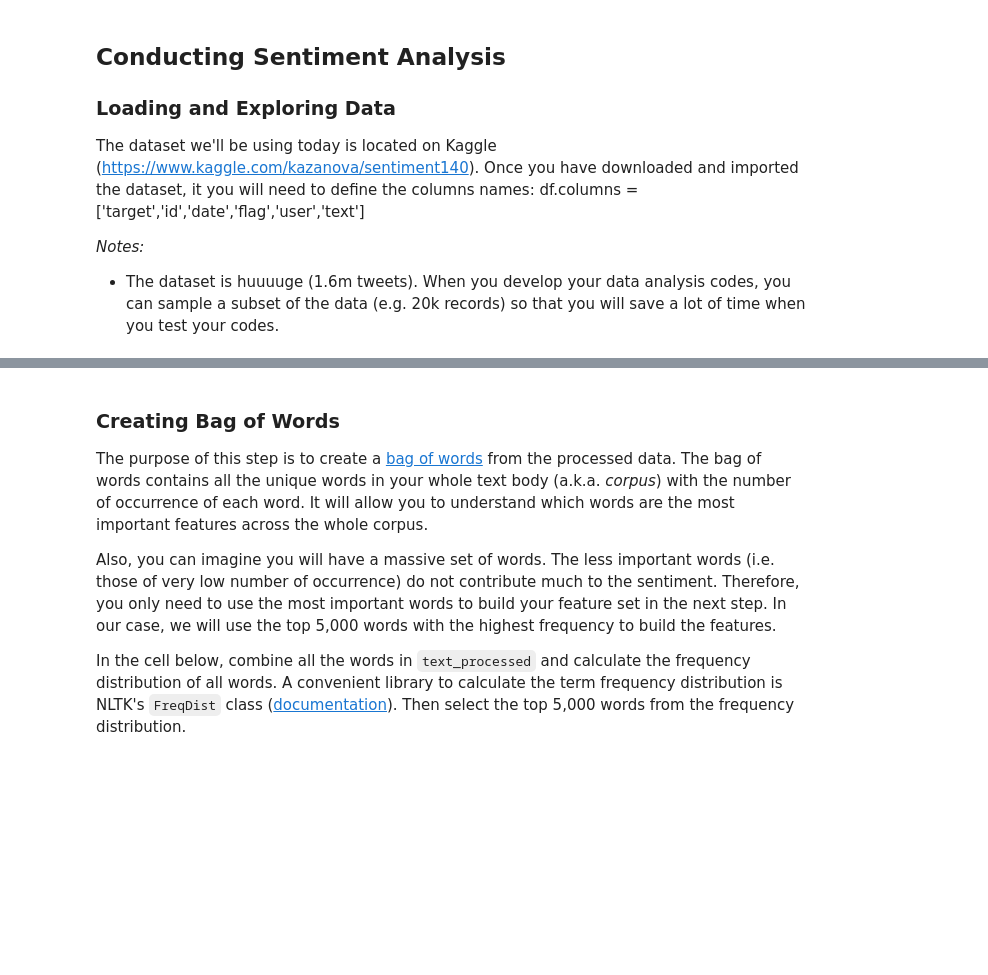
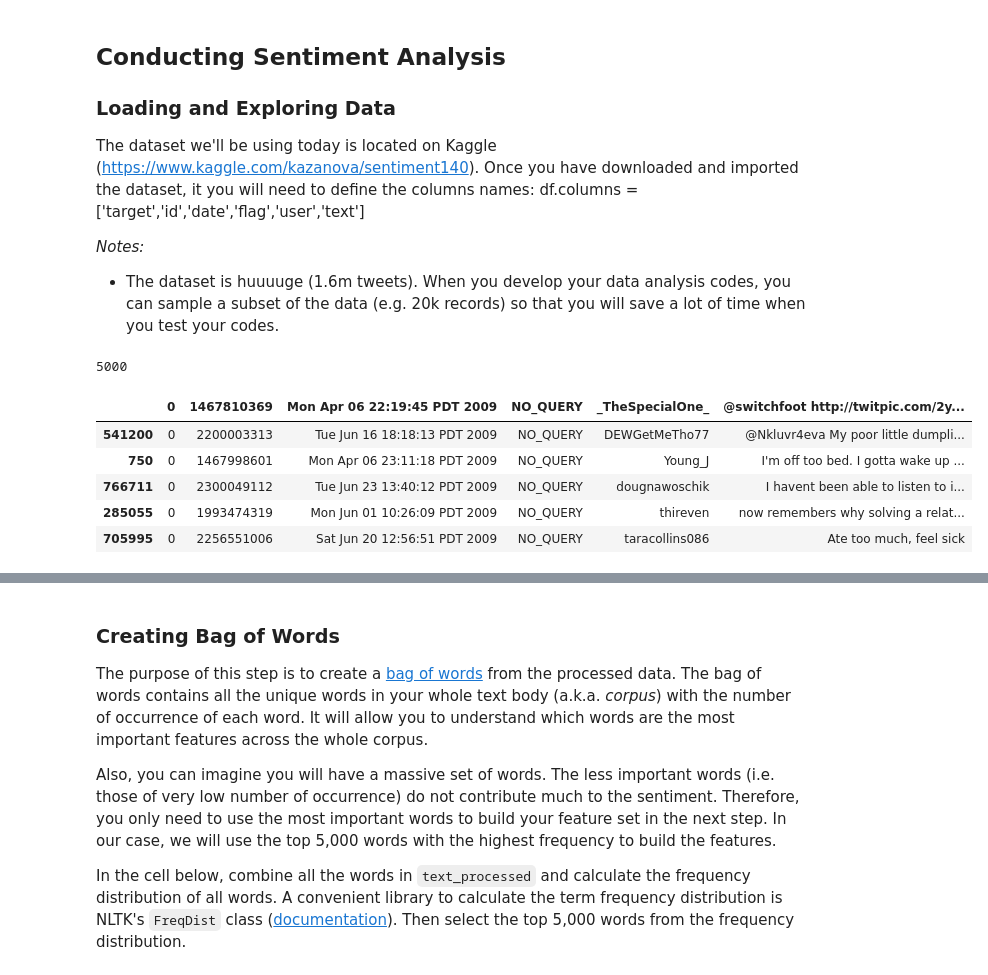
Before and after one commit to ta-data-pt-rmt/lab-nlp, a Jupyter notebook: your-code/challenge-2.ipynb, the cells around one changed output, grey strips where cells are left out. Saved outputs shown, nothing was run; the diff lists cells and outputs as text; code cells hidden in the pictures; blank space fills up the shorter version.

```diff
--- a/your-code/challenge-2.ipynb
+++ b/your-code/challenge-2.ipynb
@@ -35,3 +35,23 @@ The dataset we'll be using today is located on Kaggle (https://www.kaggle.com/ka
+# %%
+import pandas as pd
+
+csv_file_path = 'C:\\Users\\David Santos\\Desktop\\training.1600000.processed.noemoticon.csv'
+df = pd.read_csv(csv_file_path, encoding='latin-1')
+# %%
+sampled_df = df.sample(n=5000, random_state=42)
+
+sampled_df.shape[0]
+# %% [output]
+5000
+# %%
+sampled_df.head()
+# %% [output]
+|  | 0 | 1467810369 | Mon Apr 06 22:19:45 PDT 2009 | NO_QUERY | _TheSpecialOne_ | @switchfoot http://twitpic.com/2y... |
+| 541200 | 0 | 2200003313 | Tue Jun 16 18:18:13 PDT 2009 | NO_QUERY | DEWGetMeTho77 | @Nkluvr4eva My poor little dumpli... |
+| 750 | 0 | 1467998601 | Mon Apr 06 23:11:18 PDT 2009 | NO_QUERY | Young_J | I'm off too bed. I gotta wake up ... |
+| 766711 | 0 | 2300049112 | Tue Jun 23 13:40:12 PDT 2009 | NO_QUERY | dougnawoschik | I havent been able to listen to i... |
+| 285055 | 0 | 1993474319 | Mon Jun 01 10:26:09 PDT 2009 | NO_QUERY | thireven | now remembers why solving a relat... |
+| 705995 | 0 | 2256551006 | Sat Jun 20 12:56:51 PDT 2009 | NO_QUERY | taracollins086 | Ate too much, feel sick |
 # %% [markdown]
 ### Prepare Textual Data for Sentiment Analysis
 
```
Also changed, not shown: parts of 14 cells of this notebook.
